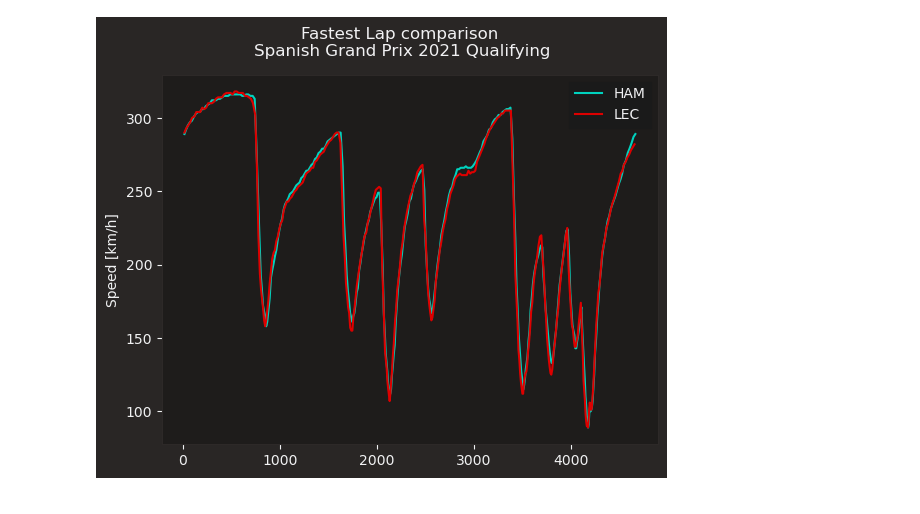
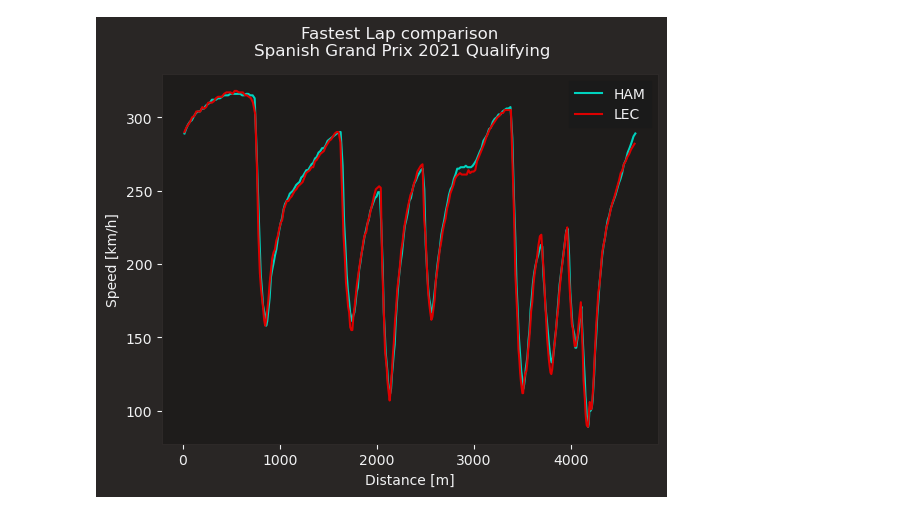
Before and after one commit to AbdullahKhurram30/Pythlete-Working, a Jupyter notebook: exploration/notebooks/overlaying-speed-traces.ipynb, the cells around one changed output. Drawn from its saved outputs; the diff is of its cells as text; code cells hidden in the pictures.

```diff
--- a/exploration/notebooks/overlaying-speed-traces.ipynb
+++ b/exploration/notebooks/overlaying-speed-traces.ipynb
@@ -34,20 +39,20 @@ oco_tel = oco_lap.get_car_data().add_distance()
 # %%
 rbr_color = fastf1.plotting.team_color('RBR')
 mer_color = fastf1.plotting.team_color('MER')
 fer_color = fastf1.plotting.team_color('FER')
 alp_color = fastf1.plotting.team_color('ALP')
 
 fig, ax = plt.subplots()
 #ax.plot(ver_tel['Distance'], ver_tel['Speed'], color=rbr_color, label='VER')
 ax.plot(ham_tel['Distance'], ham_tel['Speed'], color=mer_color, label='HAM')
 ax.plot(lec_tel['Distance'], lec_tel['Speed'], color=fer_color, label='LEC')
 #ax.plot(oco_tel['Distance'], oco_tel['Speed'], color=alp_color, label='OCO')
 
-ax.set_xlabel
+ax.set_xlabel('Distance [m]')
 ax.set_ylabel('Speed [km/h]')
 ax.legend()
 plt.suptitle(f'Fastest Lap comparison \n'
              f"{session.event.EventName} {session.event.year} Qualifying")
 plt.show()
 # %% [output]
-[figure, old version]
+[figure, new version]
```
Also changed, not shown: parts of 1 cell of this notebook, 1 other file.
